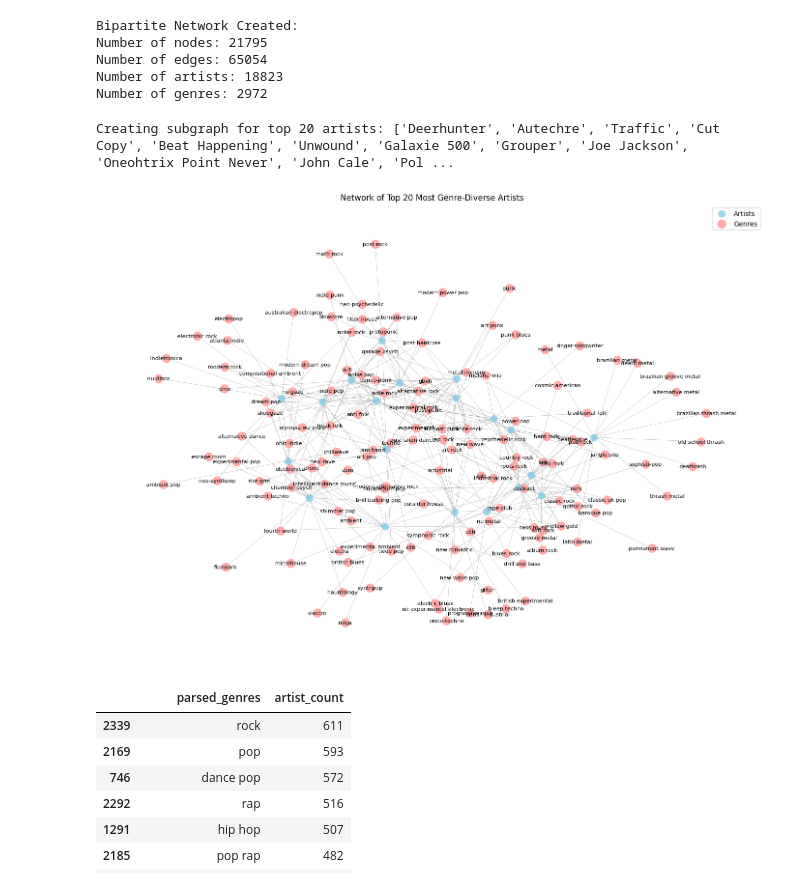
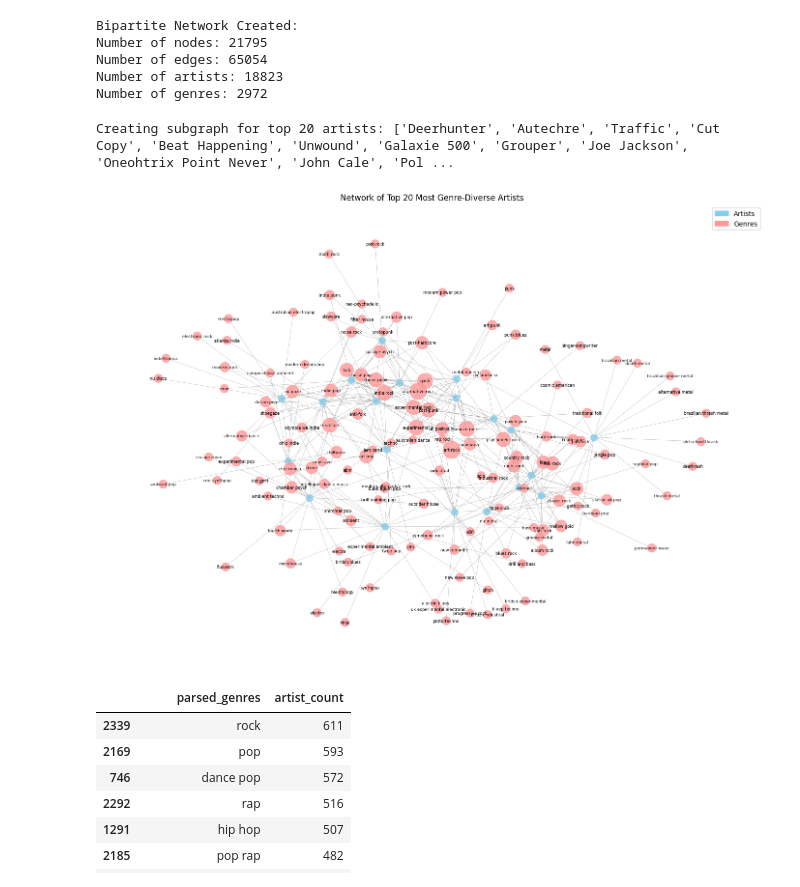
Before and after one commit to GenieHuang/music-artist-genre-networks, a Jupyter notebook: bipartite_network.ipynb, the cells around one changed output. Saved outputs shown, nothing was run; the diff lists cells and outputs as text; code cells hidden in the pictures.

```diff
--- a/bipartite_network.ipynb
+++ b/bipartite_network.ipynb
@@ -202,43 +225,54 @@ def create_subgraph(B, top_artists, n):
     # Add genre nodes to the subset
     subset.add_nodes_from(connected_genres, bipartite=1)
 
+    # Calculate genre node sizes based on number of connected artists
+    genre_sizes = {}
+    for genre in connected_genres:
+        connected_artists = [artist for artist in subset.neighbors(genre) if artist in top_artists]
+        genre_sizes[genre] = 100 + (len(connected_artists) * 50)
+
+
     # Plot the network
     plt.figure(figsize=(14, 10))
     pos = nx.spring_layout(subset, k=0.3, iterations=50, seed=42)
 
     # Draw the nodes and edges
     nx.draw_networkx_nodes(subset, pos,
                      nodelist=top_artists,
                      node_color='skyblue',
                      node_size=100,
                      alpha=0.8,
                      label='Artists')
 
     nx.draw_networkx_nodes(subset, pos,
                      nodelist=connected_genres,
                      node_color='#ff9999',
-                     node_size=150,
+                     node_size=[genre_sizes[genre] for genre in connected_genres],
                      alpha=0.8,
                      label='Genres')
 
     nx.draw_networkx_edges(subset, pos, width=0.5, alpha=0.5, edge_color='gray')
 
     # Draw labels for artists and genres
     genre_labels = {node: node for node in connected_genres}
-    nx.draw_networkx_labels(subset, pos, labels=genre_labels, font_size=8)
+    nx.draw_networkx_labels(subset, pos, labels=genre_labels, font_size=6)
+
+    # Create custom legend
+    artist_patch = mpatches.Patch(color='skyblue', label='Artists')
+    genre_patch = mpatches.Patch(color='#ff9999', label='Genres')
+    plt.legend(handles=[artist_patch, genre_patch], loc='upper right')
 
     plt.title("Network of Top 20 Most Genre-Diverse Artists")
-    plt.legend()
     plt.axis('off')
     plt.tight_layout()
 
     return subset, plt
 
 subset, plt = create_subgraph(B, artists_list, 20)
 plt.show()
 # %% [output]
 Creating subgraph for top 20 artists: ['Deerhunter', 'Autechre', 'Traffic', 'Cut Copy', 'Beat Happening', 'Unwound', 'Galaxie 500', 'Grouper', 'Joe Jackson', 'Oneohtrix Point Never', 'John Cale', 'Pol ...
-[figure, old version]
+[figure, new version]
 # %%
 # Analyze genre popularity
 genre_popularity = exploded_df.groupby('parsed_genres').count().reset_index().rename(columns={'artists': 'artist_count'}).sort_values(by='artist_count', ascending=False)
```
Also changed, not shown: parts of 8 cells of this notebook.
